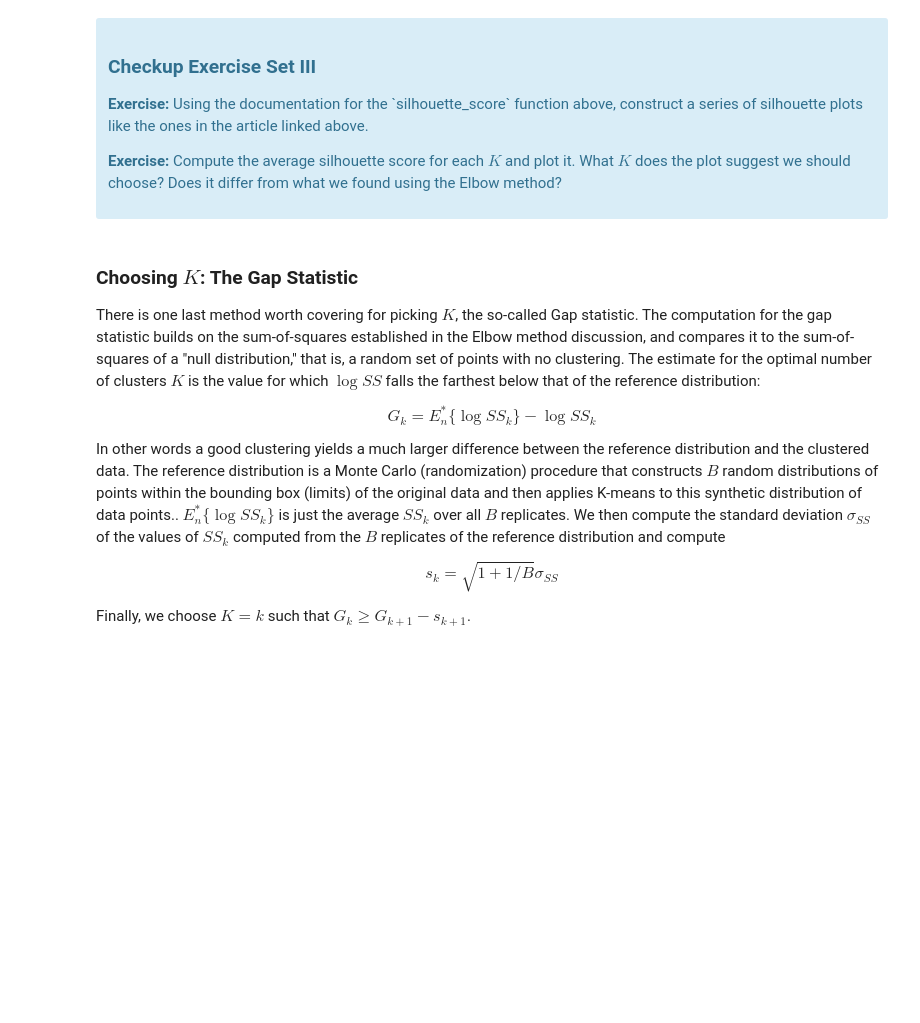
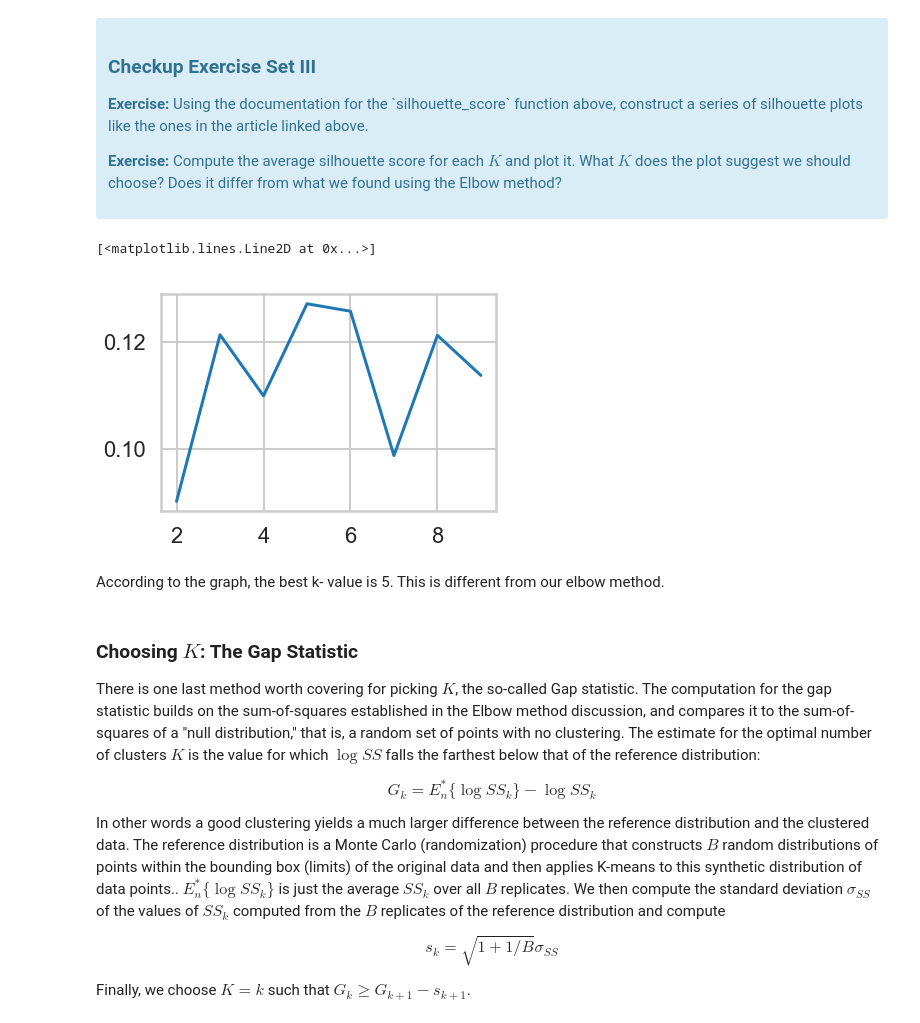
Before and after one commit to adithyansubramanian/Springboard_Clustering, a Jupyter notebook: Mini_Project_Clustering.ipynb, the cells around one changed output. Saved outputs shown, nothing was run; the diff lists cells and outputs as text; code cells hidden in the pictures; blank space fills up the shorter version.

```diff
--- a/Mini_Project_Clustering.ipynb
+++ b/Mini_Project_Clustering.ipynb
@@ -226,3 +204,22 @@ Fortunately, scikit-learn provides a function to compute this for us (phew!) cal
+# %%
+# Your turn.
+
+sil = []
+for value in k:
+    model = KMeans(n_clusters=value)
+    predictions = model.fit_predict(df_customer)
+    center = model.cluster_centers_
+    SS.append(np.sum((df_customer-center[predictions])**2))
+    clusterdat[str(value)]=predictions
+    labels=model.labels_
+    sil.append(silhouette_score(df_customer, labels, metric='euclidean'))
+
+plt.plot(k,sil)
+# %% [output]
+[<matplotlib.lines.Line2D at 0x...>]
+[figure, added]
+# %% [markdown]
+According to the graph, the best k- value is 5. This is different from our elbow method.
 # %% [markdown]
 ### Choosing $K$: The Gap Statistic
 
```
Also changed, not shown: parts of 7 cells of this notebook.
